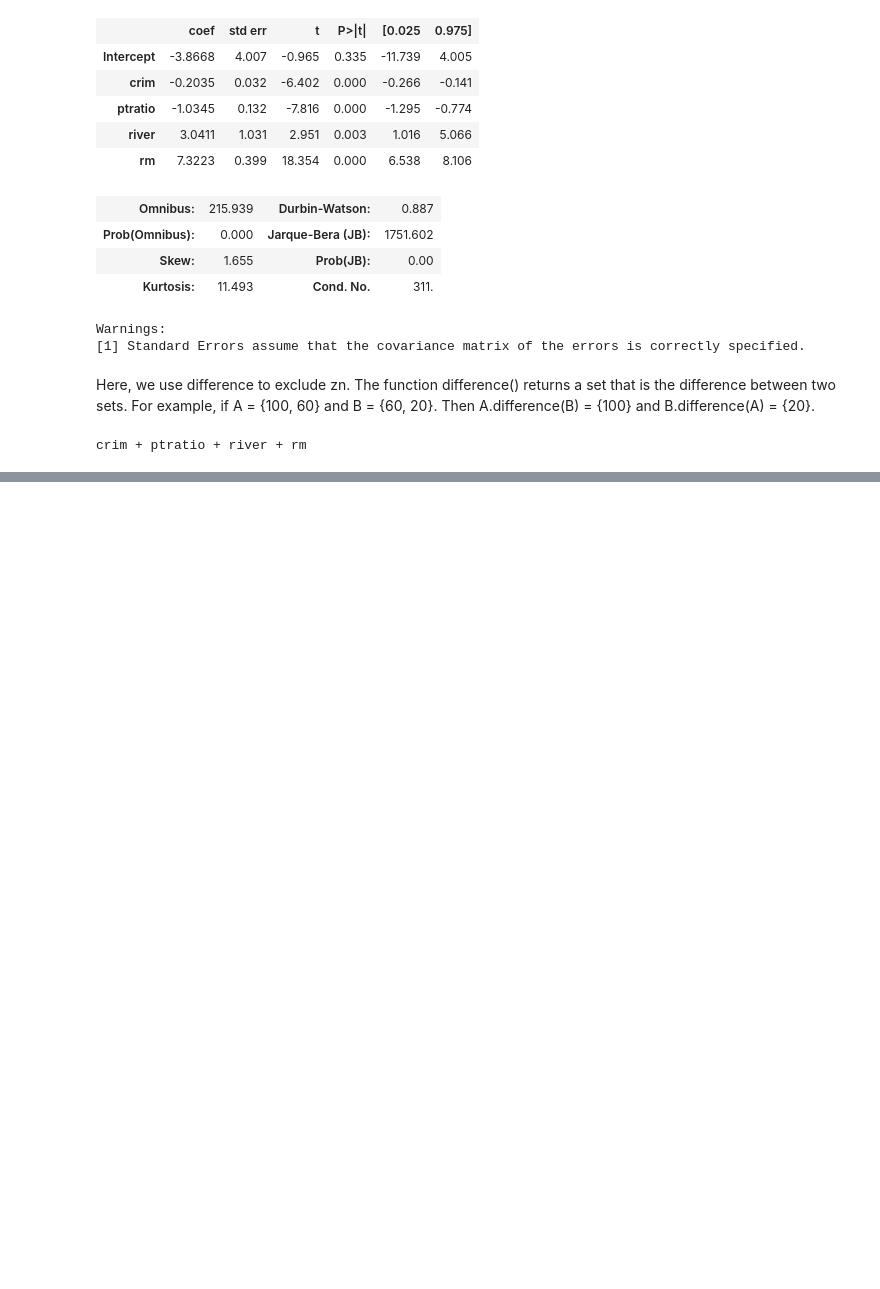
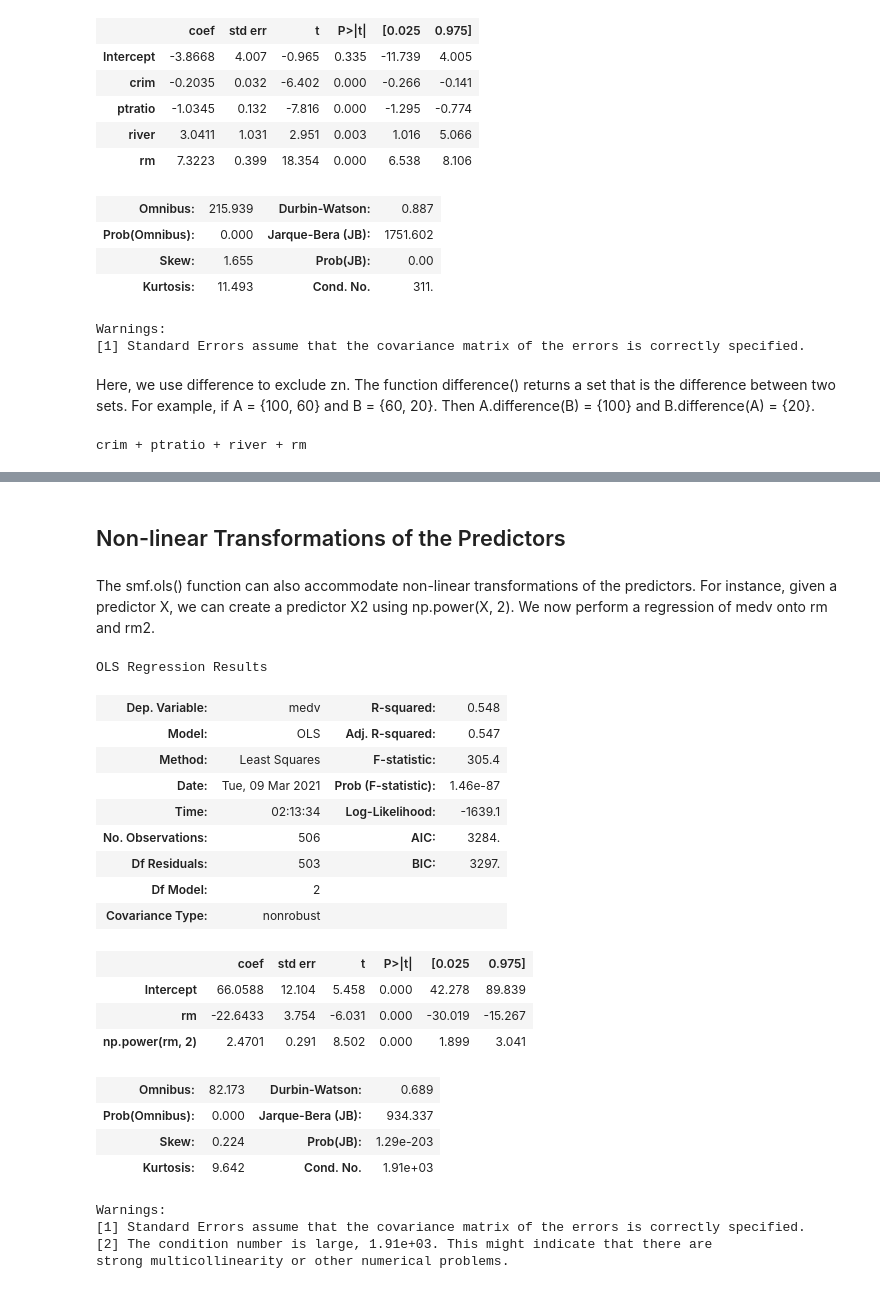
Before and after one commit to sneha-raj/Python-foundations, a Jupyter notebook: Linear regression.ipynb, the cells around one changed output, grey strips where cells are left out. Drawn from its saved outputs; the diff is of its cells as text; code cells hidden in the pictures; blank space fills up the shorter version.

```diff
--- a/Linear regression.ipynb
+++ b/Linear regression.ipynb
@@ -202,0 +231,31 @@ crim + ptratio + river + rm
+# %% [markdown]
+## Non-linear Transformations of the Predictors
+# %% [markdown]
+The smf.ols() function can also accommodate non-linear transformations of the predictors. For instance, given a predictor X, we can create a predictor X2 using np.power(X, 2). We now perform a regression of medv onto rm and rm2.
+# %%
+import numpy as np
+result5 = smf.ols('medv ~ rm + np.power(rm, 2)', data=housing).fit()
+result5.summary()
+# %% [output]
+OLS Regression Results
+| Dep. Variable: | medv | R-squared: | 0.548 |
+| Model: | OLS | Adj. R-squared: | 0.547 |
+| Method: | Least Squares | F-statistic: | 305.4 |
+| Date: | Tue, 09 Mar 2021 | Prob (F-statistic): | 1.46e-87 |
+| Time: | 02:13:34 | Log-Likelihood: | -1639.1 |
+| No. Observations: | 506 | AIC: | 3284. |
+| Df Residuals: | 503 | BIC: | 3297. |
+| Df Model: | 2 |  |  |
+| Covariance Type: | nonrobust |  |  |
+|  | coef | std err | t | P>|t| | [0.025 | 0.975] |
+| Intercept | 66.0588 | 12.104 | 5.458 | 0.000 | 42.278 | 89.839 |
+| rm | -22.6433 | 3.754 | -6.031 | 0.000 | -30.019 | -15.267 |
+| np.power(rm, 2) | 2.4701 | 0.291 | 8.502 | 0.000 | 1.899 | 3.041 |
+| Omnibus: | 82.173 | Durbin-Watson: | 0.689 |
+| Prob(Omnibus): | 0.000 | Jarque-Bera (JB): | 934.337 |
+| Skew: | 0.224 | Prob(JB): | 1.29e-203 |
+| Kurtosis: | 9.642 | Cond. No. | 1.91e+03 |
+Warnings:
+[1] Standard Errors assume that the covariance matrix of the errors is correctly specified.
+[2] The condition number is large, 1.91e+03. This might indicate that there are
+strong multicollinearity or other numerical problems.
```
Also changed, not shown: parts of 10 cells of this notebook.
